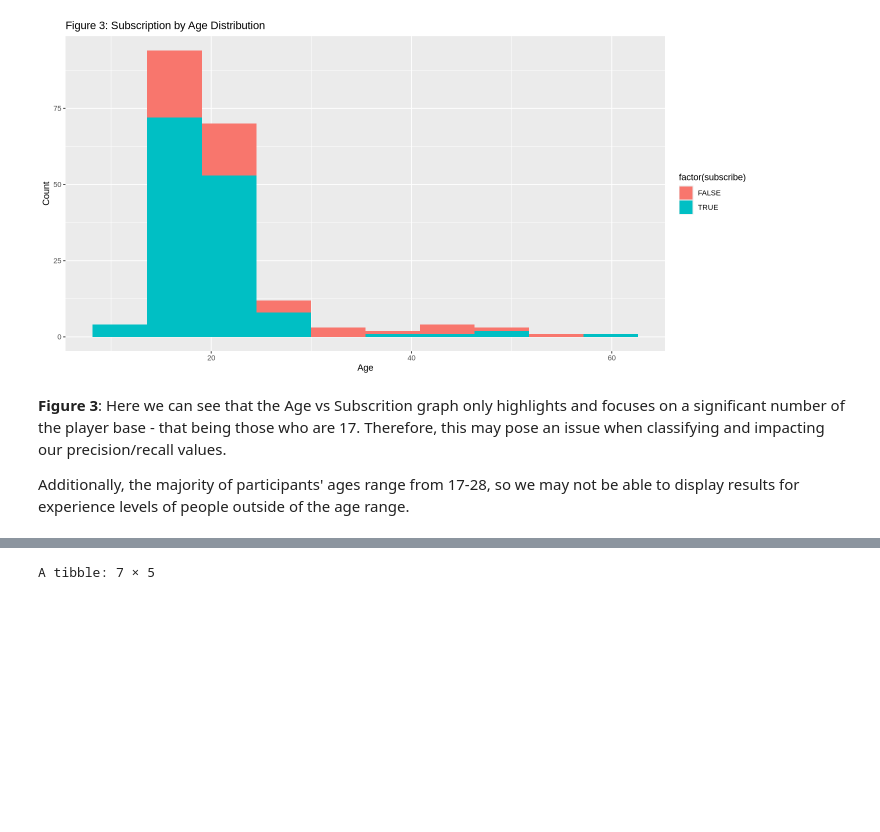
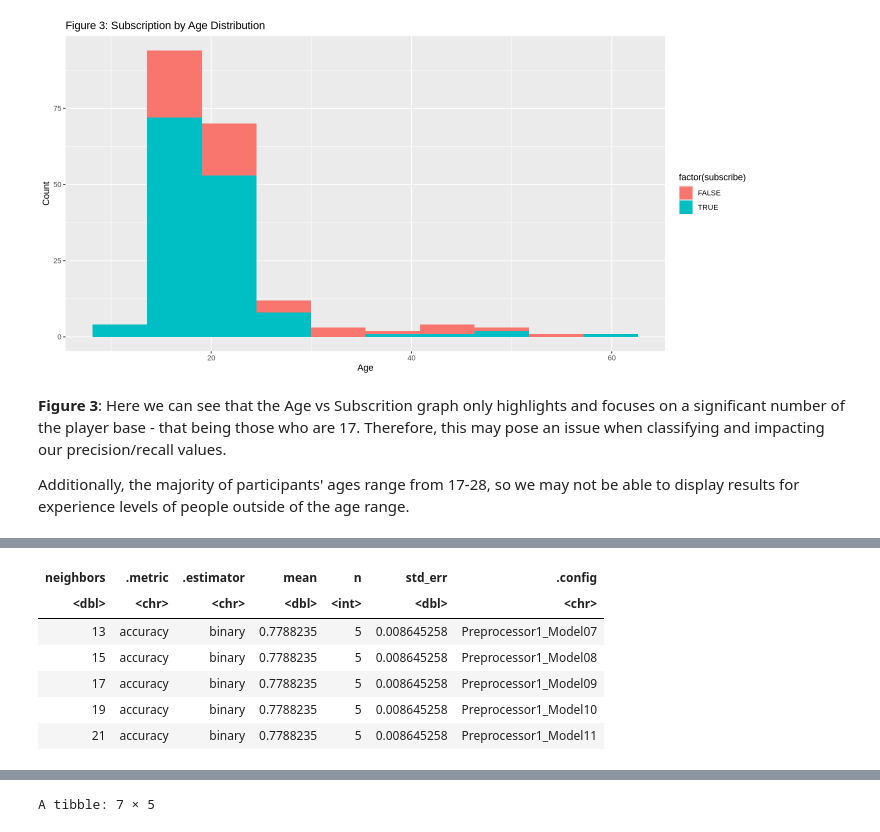
Before and after one commit to AjayAntonio77/DSCI-100-Final-Project, a Jupyter notebook: Final Group Project (R).ipynb, the cells around one changed output, grey strips where cells are left out. Cells and saved outputs as stored; diff of their text form; code cells hidden in the pictures; blank space fills up the shorter version.

```diff
--- a/Final Group Project (R).ipynb
+++ b/Final Group Project (R).ipynb
@@ -326,0 +323,73 @@ To predict the binary outcome (subscribe: TRUE/FALSE), we employed a Logistic Re
+# %%
+library(tidymodels)
+
+set.seed(123)
+
+# 1. Split the data into training (75%) and test (25%) sets,
+sub_split  <- initial_split(players_new, prop = 0.75, strata = subscribe)
+sub_train  <- training(sub_split)
+sub_test   <- testing(sub_split)
+
+# 2. Define a recipe:
+knn_recipe <- recipe(subscribe ~.,
+                     data = sub_train) |>
+  step_normalize(all_numeric_predictors())
+
+# 3. Specify the KNN classification model.
+knn_spec <- nearest_neighbor(
+  mode        = "classification",
+  neighbors   = tune(),        # K will be selected via cross-validation
+  weight_func = "rectangular",
+  dist_power  = 2
+) |>
+  set_engine("kknn")
+
+# 4. Create a workflow that combines the recipe and the model specification.
+knn_wf <- workflow() |>
+  add_model(knn_spec) |>
+  add_recipe(knn_recipe)
+
+# 5. Set up 5-fold cross-validation on the training set.
+set.seed(123)
+knn_folds <- vfold_cv(sub_train, v = 5, strata = subscribe)
+
+# 6. Define a grid of candidate K values to try.
+knn_grid <- tibble(neighbors = seq(1, 31, by = 2))  # K = 1, 3, 5, ..., 31
+
+# 7. Tune the KNN model over the grid of K values using cross-validation.
+knn_tuned <- tune_grid(
+  knn_wf,
+  resamples = knn_folds,
+  grid      = knn_grid,
+  metrics   = metric_set(accuracy)
+)
+
+# 8. Inspect the best-performing K values according to accuracy.
+show_best(knn_tuned, "accuracy")
+
+# 9. Select the single best K based on cross-validated accuracy.
+best_knn <- select_best(knn_tuned, "accuracy")
+
+# 10. Finalize the workflow by plugging in the best K.
+final_knn_wf <- finalize_workflow(knn_wf, best_knn)
+
+# 11. Fit the final KNN model on the full training set.
+final_knn_fit <- fit(final_knn_wf, data = sub_train)
+
+# 12. Generate predictions on the test set:
+knn_test_preds <- predict(final_knn_fit, sub_test, type = "prob") |>
+  bind_cols(predict(final_knn_fit, sub_test)) |>
+  bind_cols(sub_test |> select(subscribe))
+
+# 13. Compute overall performance metrics on the test set,
+knn_metrics <- knn_test_preds |>
+  metrics(truth = subscribe, estimate = .pred_class)
+
+# 14. Create a confusion matrix to see how the model performs
+#     on each class (subscribe = TRUE/FALSE).
+knn_conf_mat <- knn_test_preds |>
+  conf_mat(truth = subscribe, estimate = .pred_class)
+
+knn_metrics
+knn_conf_mat
+# %% [output]
@@ -326,0 +397,7 @@ To predict the binary outcome (subscribe: TRUE/FALSE), we employed a Logistic Re
+| neighbors | .metric | .estimator | mean | n | std_err | .config |
+| <dbl> | <chr> | <chr> | <dbl> | <int> | <dbl> | <chr> |
+| 13 | accuracy | binary | 0.7788235 | 5 | 0.008645258 | Preprocessor1_Model07 |
+| 15 | accuracy | binary | 0.7788235 | 5 | 0.008645258 | Preprocessor1_Model08 |
+| 17 | accuracy | binary | 0.7788235 | 5 | 0.008645258 | Preprocessor1_Model09 |
+| 19 | accuracy | binary | 0.7788235 | 5 | 0.008645258 | Preprocessor1_Model10 |
+| 21 | accuracy | binary | 0.7788235 | 5 | 0.008645258 | Preprocessor1_Model11 |
```
Also changed, not shown: parts of 8 cells of this notebook.
